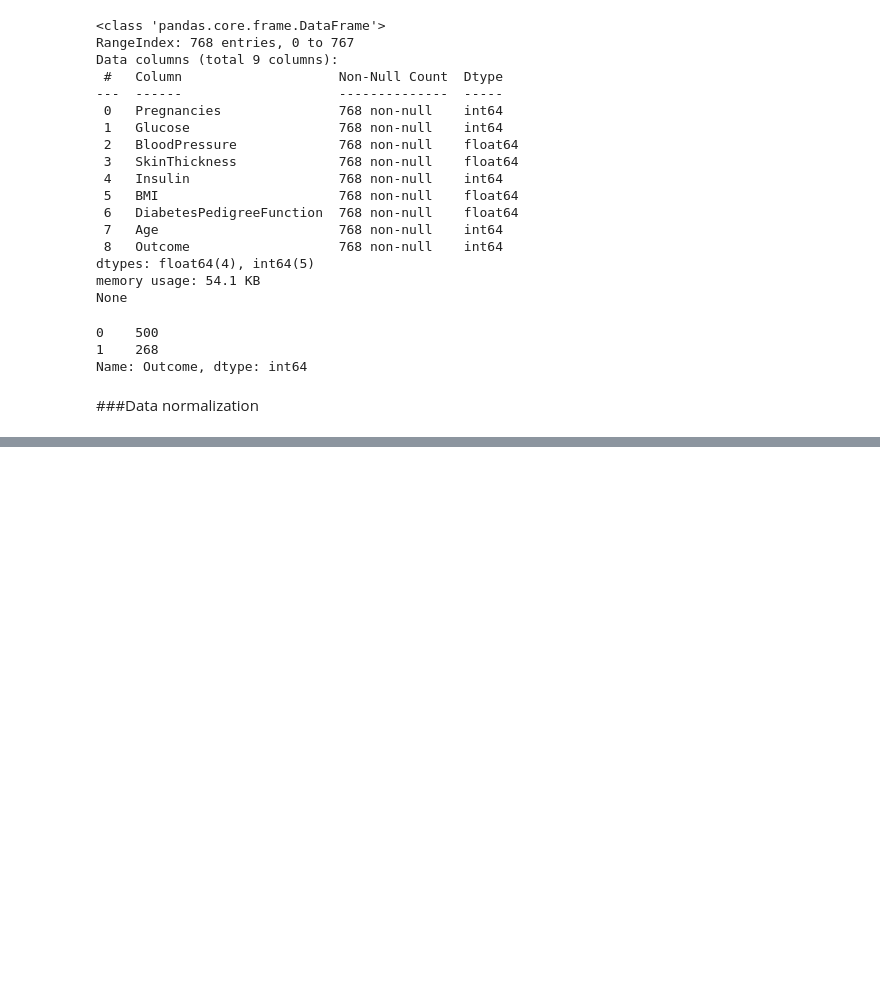
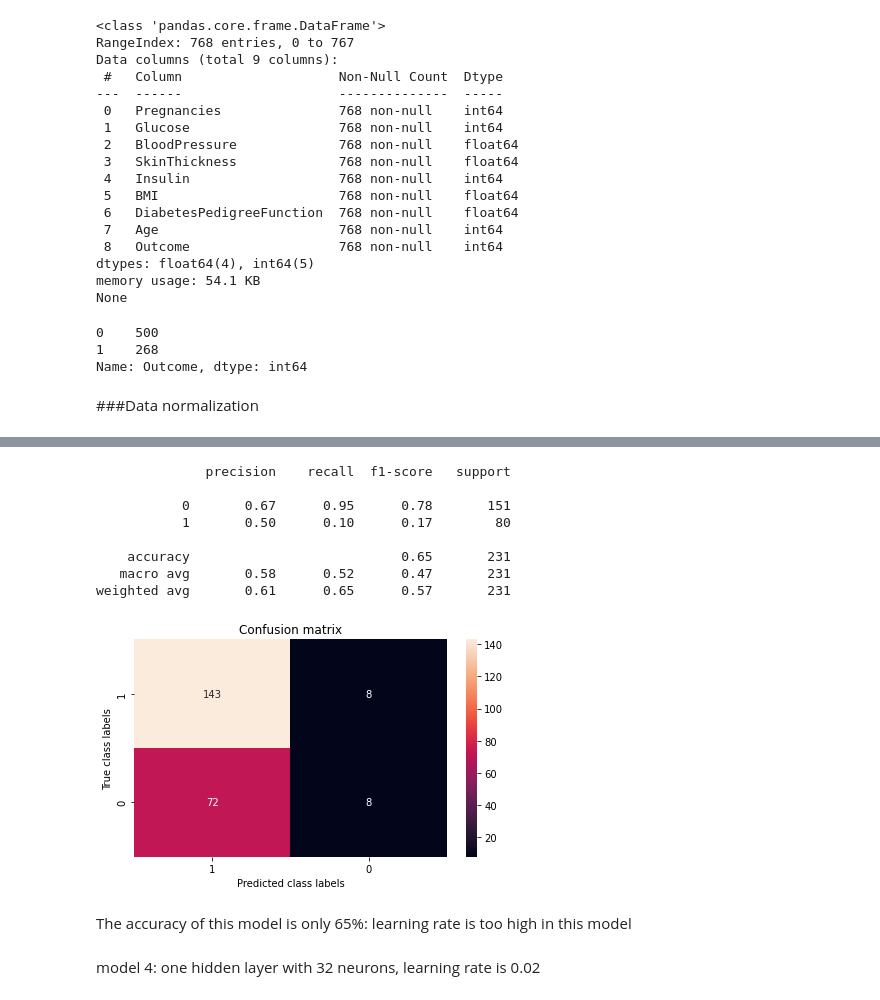
Before and after one commit to TohirD/AI-Data-Set, a Jupyter notebook: mainfile.ipynb, the cells around one changed output, grey strips where cells are left out. Saved outputs shown, nothing was run; the diff lists cells and outputs as text; code cells hidden in the pictures; blank space fills up the shorter version.

```diff
--- a/mainfile.ipynb
+++ b/mainfile.ipynb
@@ -140,0 +258,3 @@ max      1.000000                  1.000000    1.000000    1.000000
+# %%
+model_3 = MLPClassifier(hidden_layer_sizes=(64), max_iter=500, activation='logistic', solver='sgd', learning_rate_init=0.1, verbose=1)
+model_3.fit(X_train, y_train)
@@ -140,0 +281,25 @@ max      1.000000                  1.000000    1.000000    1.000000
+# %%
+y_predictions_3 = model_3.predict(X_test)
+print(classification_report(y_test, y_predictions_3, zero_division=0))
+conf_matrix = confusion_matrix(y_test, y_predictions_3)
+fig, ax = pl.subplots(figsize=(7,4))
+sns.heatmap(conf_matrix, annot = True, fmt = 'g', ax = ax);
+ax.set_xlabel('Predicted class labels');
+ax.set_ylabel('True class labels');
+ax.set_title('Confusion matrix');
+ax.xaxis.set_ticklabels(my_dataset['Outcome'].unique());
+ax.yaxis.set_ticklabels(my_dataset['Outcome'].unique());
+# %% [output]
+              precision    recall  f1-score   support
+
+           0       0.67      0.95      0.78       151
+           1       0.50      0.10      0.17        80
+
+    accuracy                           0.65       231
+   macro avg       0.58      0.52      0.47       231
+weighted avg       0.61      0.65      0.57       231
+[figure, added]
+# %% [markdown]
+The accuracy of this model is only 65%: learning rate is too high in this model
+# %% [markdown]
+model 4: one hidden layer with 32 neurons, learning rate is 0.02
```
Also changed, not shown: parts of 17 cells of this notebook.
